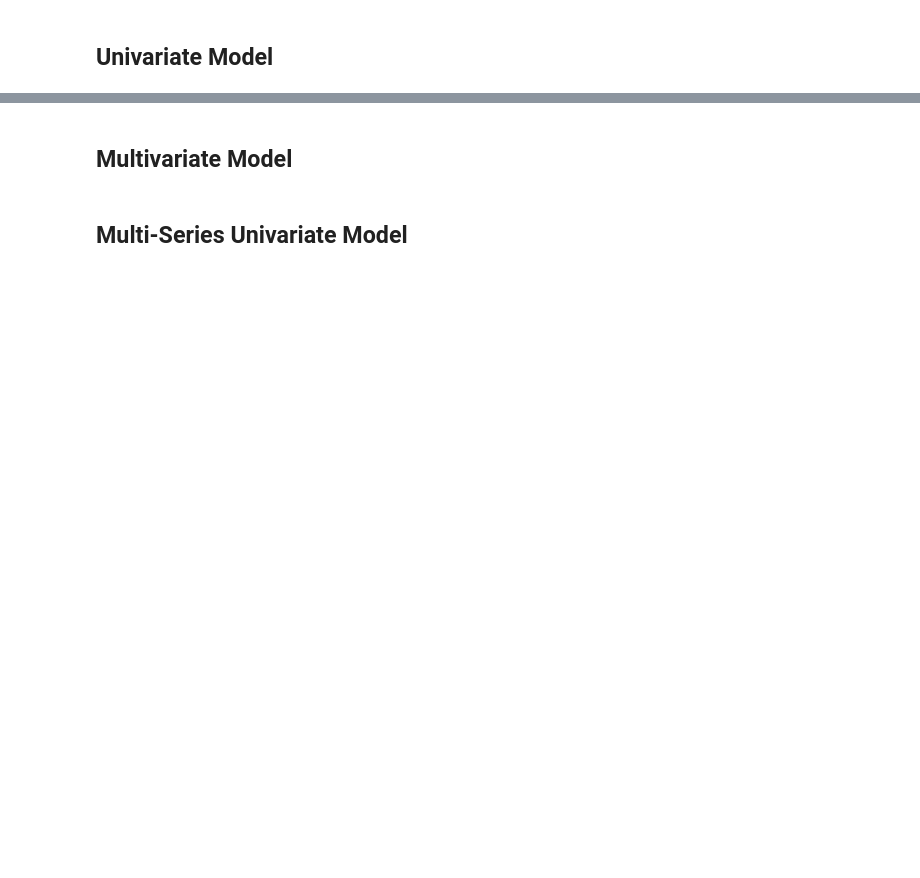
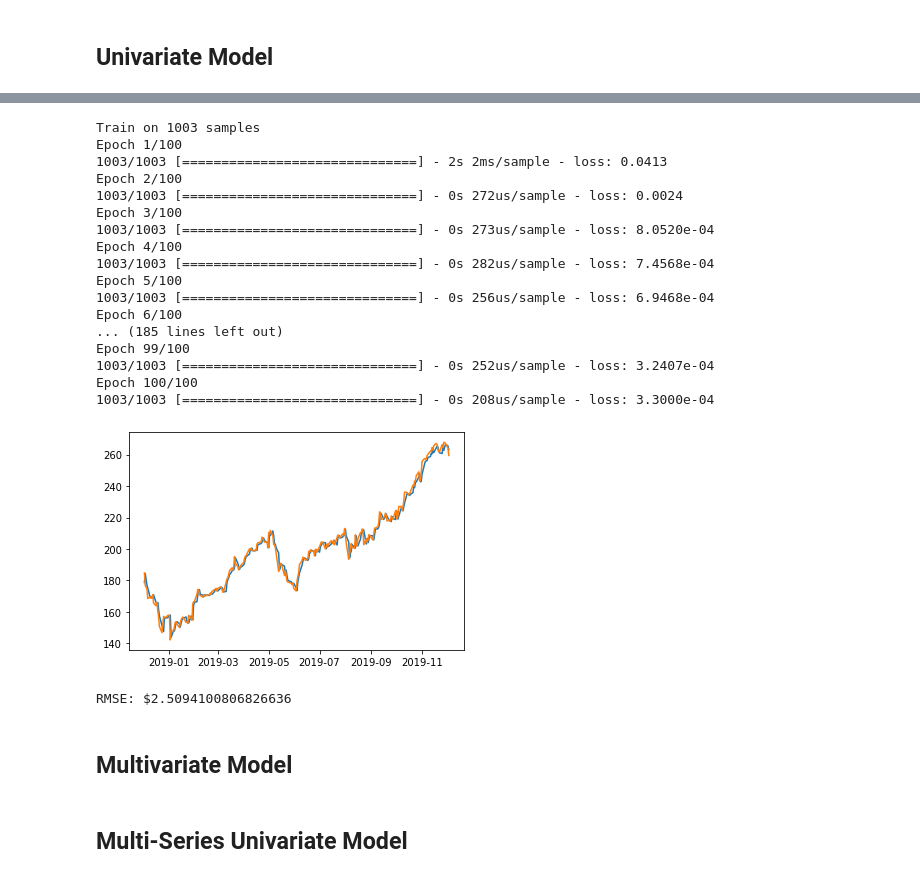
Before and after one commit to Samarmy/CS545TP, a Jupyter notebook: Armstrong-Choudhary-Hua-project.ipynb, the cells around one changed output, grey strips where cells are left out. Drawn from its saved outputs; the diff is of its cells as text; code cells hidden in the pictures; blank space fills up the shorter version.

Commit message:
Optimized univariate model

```diff
--- a/Armstrong-Choudhary-Hua-project.ipynb
+++ b/Armstrong-Choudhary-Hua-project.ipynb
@@ -206,3 +139,76 @@ plt.show()
+# %%
+look_back = 3
+univariate_seq = AAPL['Close']
+train_percent = .8
+n_train = int(train_percent * len(univariate_seq))
+training_set = univariate_seq[:n_train]
+training_set=pd.DataFrame(training_set)
+testing_set = univariate_seq[n_train - look_back:]
+testing_set=pd.DataFrame(testing_set)
+# Feature Scaling
+sc = MinMaxScaler(feature_range = (0, 1))
+training_set_scaled = sc.fit_transform(training_set)
+X_train = []
+y_train = []
+for i in range(look_back, training_set_scaled.shape[0]):
+    X_train.append(training_set_scaled[i-look_back:i, 0])
+    y_train.append(training_set_scaled[i, 0])
+X_train, y_train = np.array(X_train), np.array(y_train)
+
+# Reshaping
+X_train = np.reshape(X_train, (X_train.shape[0], X_train.shape[1], 1))
+
+# Initialising the RNN
+regressor = Sequential()
+
+# # Adding the first LSTM layer and some Dropout regularisation
+regressor.add(LSTM(units = 70, input_shape = (X_train.shape[1], 1)))
+
+# Adding the output layer
+regressor.add(Dense(units = 1))
+
+# Compiling the RNN
+regressor.compile(loss = 'mean_squared_error')
+
+# Fitting the RNN to the Training set
+regressor.fit(X_train, y_train, epochs = 100)
+
+testing_set_scaled = sc.transform(testing_set.to_numpy().reshape(-1, 1))
+X_test = []
+for i in range(look_back, testing_set_scaled.shape[0]):
+    X_test.append(testing_set_scaled[i-look_back:i, 0])
+X_test = np.array(X_test)
+X_test = np.reshape(X_test, (X_test.shape[0], X_test.shape[1], 1))
+predicted_stock_price = regressor.predict(X_test)
+predicted_stock_price = sc.inverse_transform(predicted_stock_price)
+predicted_stock_price = pd.DataFrame(predicted_stock_price)
+
+predicted_stock_price.index = testing_set[look_back:].index
+plt.plot(predicted_stock_price)
+plt.plot(testing_set[look_back:])
+plt.show()
+rmse = np.average(np.sqrt(np.square(testing_set[look_back:].to_numpy() - predicted_stock_price.to_numpy())))
+print("RMSE: $" + str(rmse))
+# %% [output]
+Train on 1003 samples
+Epoch 1/100
+1003/1003 [==============================] - 2s 2ms/sample - loss: 0.0413
+Epoch 2/100
+1003/1003 [==============================] - 0s 272us/sample - loss: 0.0024
+Epoch 3/100
+1003/1003 [==============================] - 0s 273us/sample - loss: 8.0520e-04
+Epoch 4/100
+1003/1003 [==============================] - 0s 282us/sample - loss: 7.4568e-04
+Epoch 5/100
+1003/1003 [==============================] - 0s 256us/sample - loss: 6.9468e-04
+Epoch 6/100
+... (185 lines left out)
+Epoch 99/100
+1003/1003 [==============================] - 0s 252us/sample - loss: 3.2407e-04
+Epoch 100/100
+1003/1003 [==============================] - 0s 208us/sample - loss: 3.3000e-04
+[figure, added]
+RMSE: $2.5094100806826636
 # %% [markdown]
 ## Multivariate Model
 # %%
```
Also changed, not shown: parts of 28 cells of this notebook.
